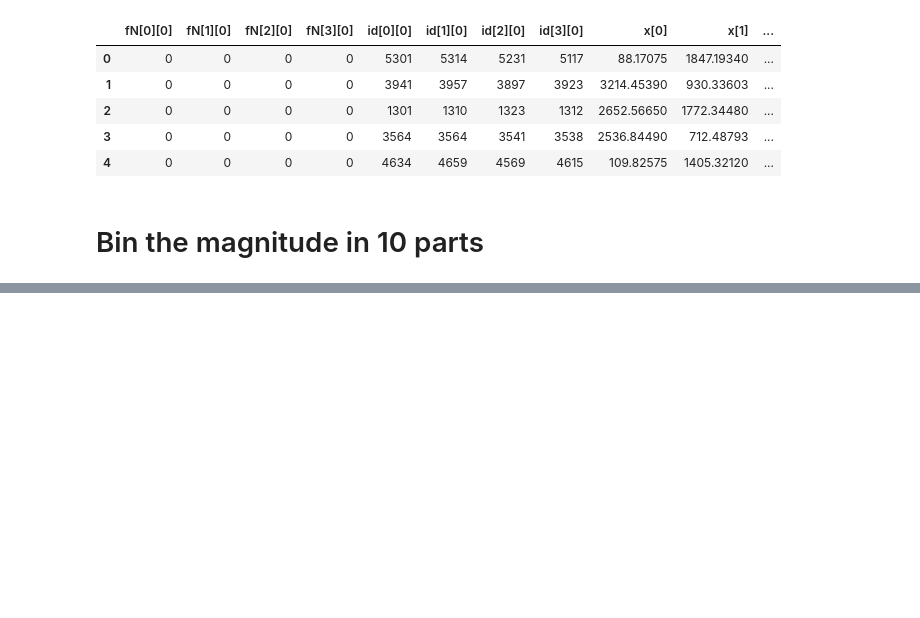
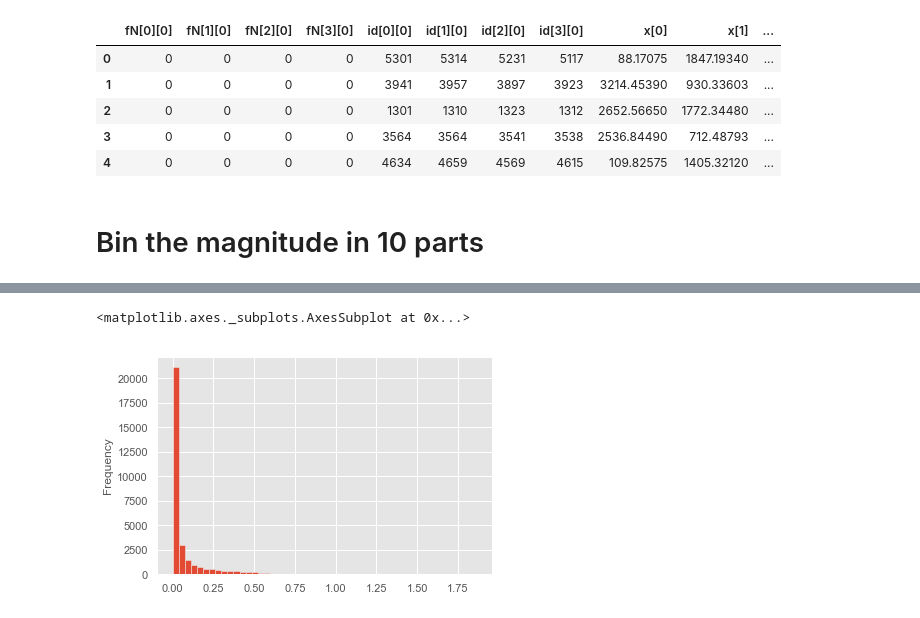
Before and after one commit to bpRsh/2019_shear_analysis_after_dmstack, a Jupyter notebook: Nov_2019/Nov21/a02_create_rms_gmsq_bins.ipynb, the cells around one changed output, grey strips where cells are left out. Saved outputs shown, nothing was run; the diff lists cells and outputs as text; code cells hidden in the pictures; blank space fills up the shorter version.

```diff
--- a/Nov_2019/Nov21/a02_create_rms_gmsq_bins.ipynb
+++ b/Nov_2019/Nov21/a02_create_rms_gmsq_bins.ipynb
@@ -157,0 +184,23 @@ df_bins.style.background_gradient(subset=['rms_gmsq'])
+# %%
+N = 100
+
+xcol,ycol = 'gsq', 'gmdsq'
+max_abs_xcol_ycol = df[[xcol,ycol]].describe().iloc[[3,-1],:].abs().max().max()
+bins = np.linspace(0, max_abs_xcol_ycol,N+1)
+bins_dict = {i:v for i,v in enumerate(bins)}
+
+
+x1y1x2y2 = [10,0,99,90]
+x1,y1 = bins_dict[x1y1x2y2[0]], bins_dict[x1y1x2y2[1]]
+x2,y2 = bins_dict[x1y1x2y2[2]], bins_dict[x1y1x2y2[3]]
+
+
+df['above'] = df.eval(" ( (@x2-@x1) * gmdsq )  >= ( (@y2-@y1) * (gsq - @x1 )) ")
+# %%
+df_above = df[df.above==True]
+df_below = df[df.above==False]
+# %%
+df_above['gmsq'].plot.hist(bins=50)
+# %% [output]
+<matplotlib.axes._subplots.AxesSubplot at 0x...>
+[figure, added]
```
Also changed, not shown: parts of 10 cells of this notebook.
